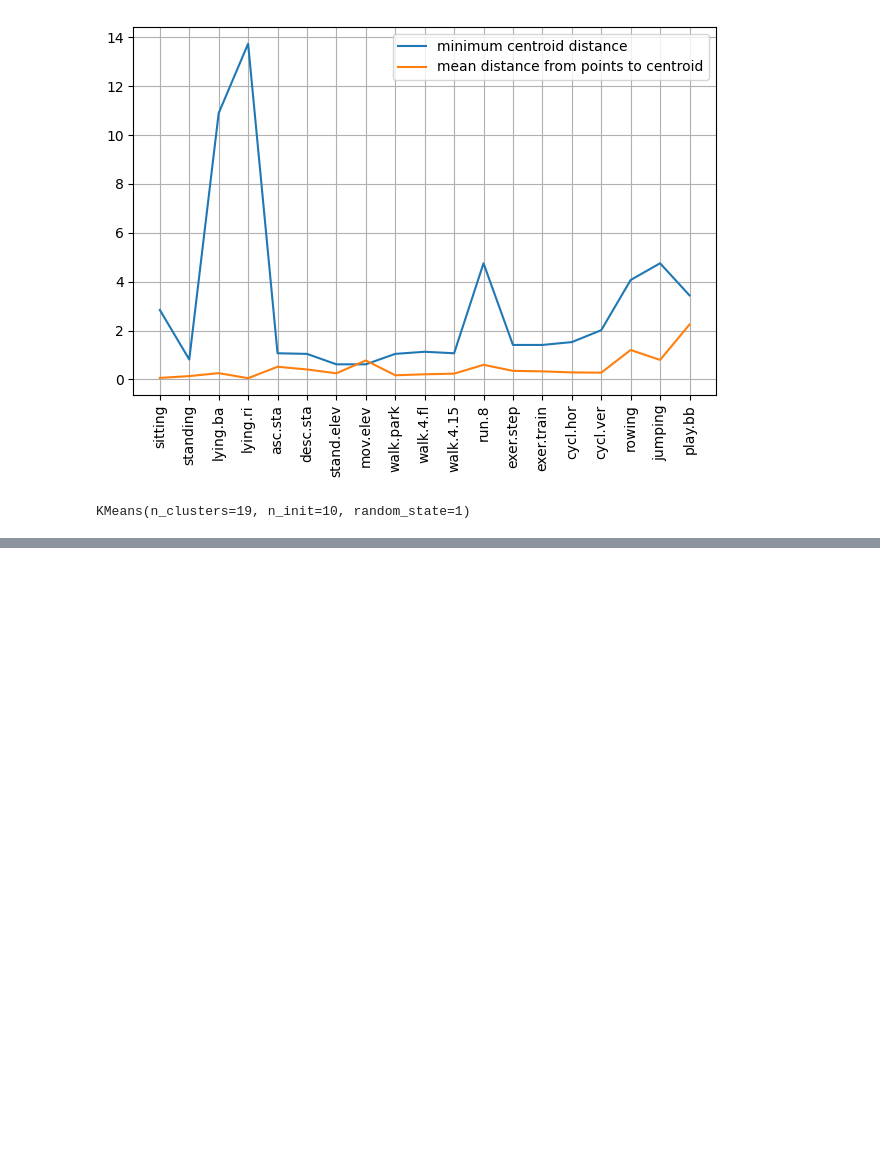
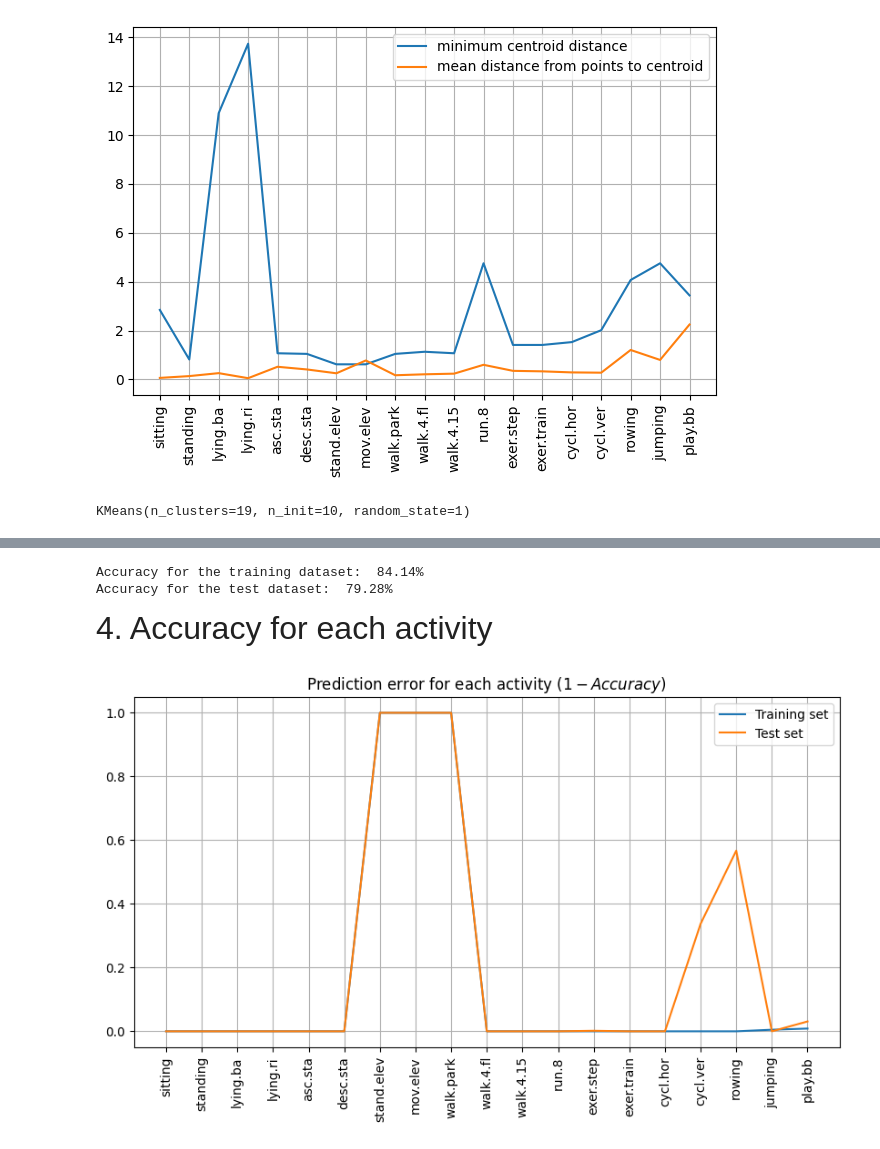
Before and after one commit to steurendo/ICT4Health, a Jupyter notebook: Lab4/lab4.ipynb, the cells around one changed output, grey strips where cells are left out. Cells and saved outputs as stored; diff of their text form; code cells hidden in the pictures; blank space fills up the shorter version.

```diff
--- a/Lab4/lab4.ipynb
+++ b/Lab4/lab4.ipynb
@@ -338,0 +351,14 @@ plt.show()
+# %%
+# Training dataset section
+cm_tr = np.empty(shape=(NAc, NAc))
+for j in range(NAc):  # rows
+    activ_j = j + 1
+    for i in range(NAc):  # columns
+        activ_i = i + 1
+        elem_j = np.argwhere(labelTrain == activ_j)
+        N_j = len(elem_j)
+        predict_elem = np.unique(labCluTrain_fix[elem_j], return_counts=True)
+        N_i = 0
+        if activ_i in predict_elem[0]:
+            N_i = predict_elem[1][np.argwhere(predict_elem[0] == activ_i).flatten()[0]]
+        cm_tr[j, i] = N_i / N_j
@@ -338,0 +407,23 @@ plt.show()
+# %%
+print(f'Accuracy for the training dataset: {acc_tr * 100: .2f}%')
+print(f'Accuracy for the test dataset: {acc_te * 100: .2f}%')
+# %% [output]
+Accuracy for the training dataset:  84.14%
+Accuracy for the test dataset:  79.28%
+# %% [markdown]
+<font size=6>4. Accuracy for each activity</font>
+# %%
+e_act_tr = 1 - np.diagonal(cm_tr)
+e_act_te = 1 - np.diagonal(cm_te)
+# %%
+plt.figure(figsize=(10, 5))
+plt.grid()
+plt.plot(e_act_tr)
+plt.plot(e_act_te)
+labels = ['Training set', 'Test set']
+plt.legend(labels)
+plt.xticks(np.arange(NAc), actNamesShort, rotation=90)
+plt.title('Prediction error for each activity ($1 - Accuracy$)')
+plt.show()
+# %% [output]
+[figure, added]
```
Also changed, not shown: parts of 12 cells of this notebook.
